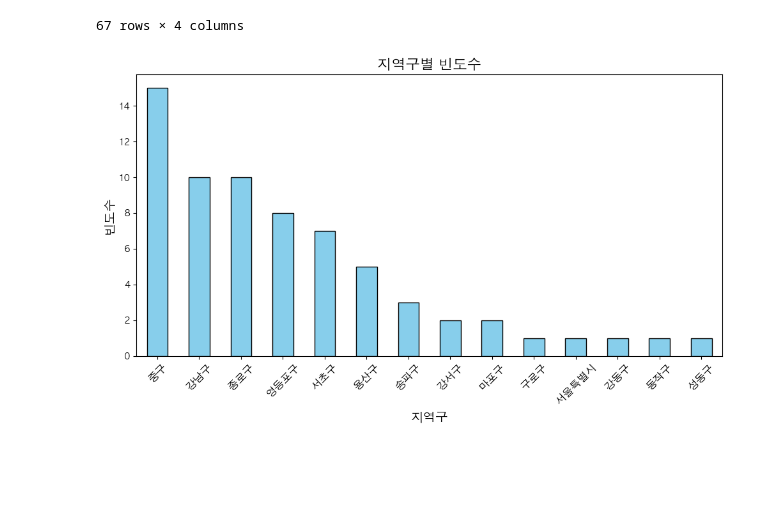
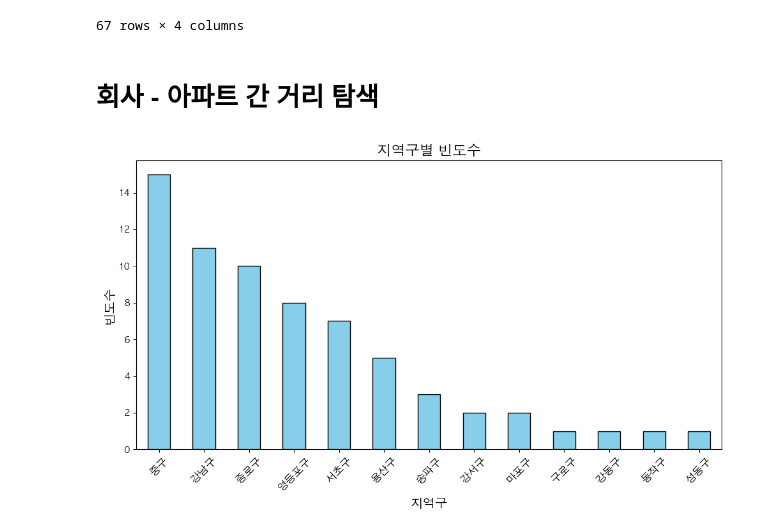
Before and after one commit to SnapishAgent/Ilsan-Investment-Insight, a Jupyter notebook: 교통 접근성/dataset_preprocessing_company_info.ipynb, the cells around one changed output. Drawn from its saved outputs; the diff is of its cells as text; code cells hidden in the pictures; blank space fills up the shorter version.

Commit message:
직주근접성 : dataset preprocessing (2) : search top5 apt location, seoul company location

```diff
--- a/교통 접근성/dataset_preprocessing_company_info.ipynb
+++ b/교통 접근성/dataset_preprocessing_company_info.ipynb
@@ -96,27 +96,34 @@ display(data_sort)
 | 65 | KCC | 서울특별시 서초구 사평대로 344 | 37.5029945221484 | 127.020802535605 |
 | 66 | HLB | 서울특별시 강남구 테헤란로 420 메이플타워 15층 | 37.5051452726841 | 127.052558161135 |
 67 rows × 4 columns
+# %% [markdown]
+# 회사 - 아파트 간 거리 탐색
+# %%
+import pandas as pd
+import numpy as np
+import matplotlib.pyplot as plt
+from matplotlib import rc
+import platform
+
+
+data = pd.read_csv("/Users/shinjh/Desktop/likelion/mid_project/dataset_교통접근성/conpany_info_seoulonly_lonlat_add.csv")
 # %%
-data_sort['zone_split'] = data_sort['address'].apply(lambda x : x.split(" ")[1])
+data['spot'] = data['address'].apply(lambda x: x.strip().split(" ")[1])
 # %%
-import pandas as pd
-import matplotlib.pyplot as plt
-from matplotlib import rc
-import platform
-
+# Font setting
 platform.system() == "Darwin"
 rc('font', family='AppleGothic')  # macOS: 애플고딕
 
-zone_counts = data_sort['zone_split'].value_counts()
+zone_counts = data['spot'].value_counts()
 
 # 시각화
 plt.figure(figsize=(10, 6))
 zone_counts.plot(kind='bar', color='skyblue', edgecolor='black')
 plt.title('지역구별 빈도수', fontsize=16)
 plt.xlabel('지역구', fontsize=14)
 plt.ylabel('빈도수', fontsize=14)
 plt.xticks(rotation=45, fontsize=12)
 plt.tight_layout()
 plt.show()
 # %% [output]
-[figure, old version]
+[figure, new version]
```
Also changed, not shown: parts of 18 cells of this notebook.
